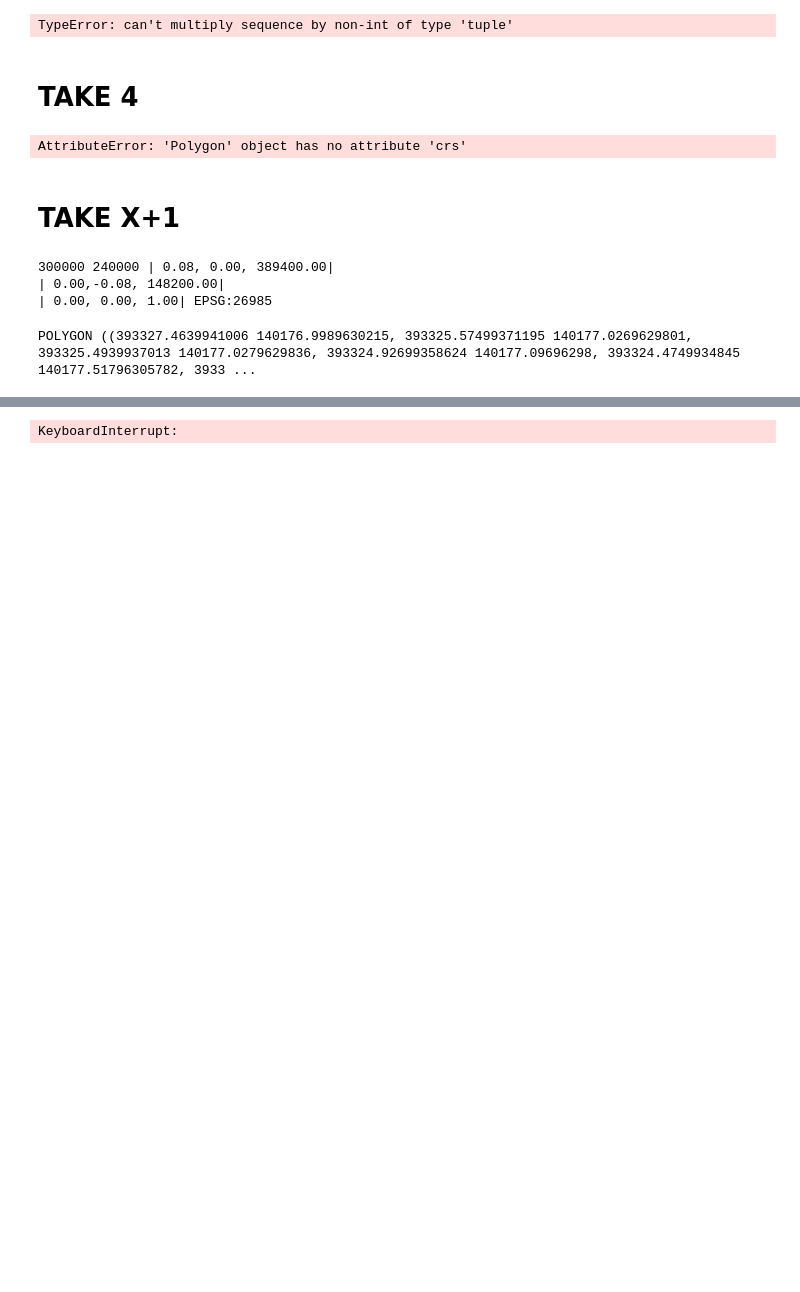
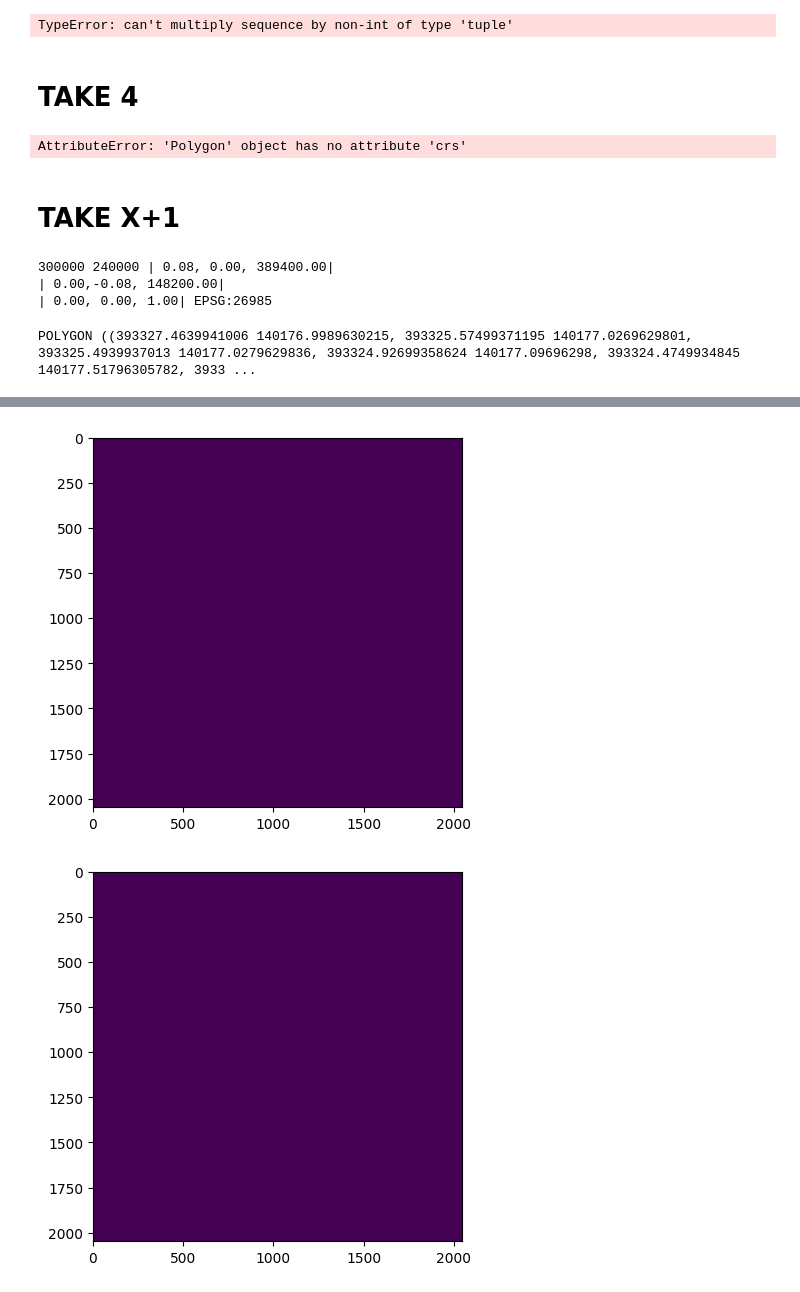
Before and after one commit to Pudro/Roads, a Jupyter notebook: masks.ipynb, the cells around one changed output, grey strips where cells are left out. Cells and saved outputs as stored; diff of their text form; code cells hidden in the pictures; blank space fills up the shorter version.

Commit message:
all generated masks are blank

```diff
--- a/masks.ipynb
+++ b/masks.ipynb
@@ -475,9 +492,12 @@ def generate_polygon(bbox):
 # %%
+%matplotlib inline
 from rasterio.windows import Window
 from rasterio.coords import BoundingBox
 import rasterio.windows as windows
 from shapely.geometry import Polygon
 from rasterio.features import rasterize
+import numpy as np
+import matplotlib.pyplot as plt
 
 tile_size = 2048
 src.shape
@@ -486,6 +506,7 @@ horizontal_steps = src.shape[1] // tile_size
 
 col_offset = 100000
 row_offset = 100000
+cnt = 0
 for hstep in range(horizontal_steps):
     for vstep in range(vertical_steps):
 
@@ -496,10 +517,28 @@ for hstep in range(horizontal_steps):
         pol_bbox = gpd.GeoDataFrame(gpd.GeoSeries(Polygon(generate_polygon(bbox))), columns=['geometry'], crs=src.crs)
         tile_polygons = gpd.overlay(pol_bbox, geo, how='intersection')
         if not tile_polygons.empty:
-            print(tile_polygons)
+            mask = np.zeros((tile_size, tile_size), dtype=np.uint8)
             for index, polygon in tile_polygons.iterrows():
-                print(polygon)
+                mask = rasterize([polygon['geometry']],
+                          out_shape=(tile_size, tile_size),
+                          fill=5,
+                          # out=mask,
+                          transform=src.transform,
+                          all_touched=True,
+                          merge_alg=rasterio.enums.MergeAlg('ADD'),
+                          # default_value=get_class_value(polygon['DESCRIPTION'])
+                          default_value=10
+                         )
+            print(mask)
+            plt.figure()
+            plt.imshow(mask)
+
+        if cnt > 8:
+            break
         row_offset += tile_size
+        cnt += 1
+
 
     col_offset += tile_size
+    break
 # %% [output]
@@ -523 +562,2 @@ Name: 21, dtype: object
-KeyboardInterrupt:
+[figure, added]
+[figure, added]
```
Also changed, not shown: parts of 2 cells of this notebook.
